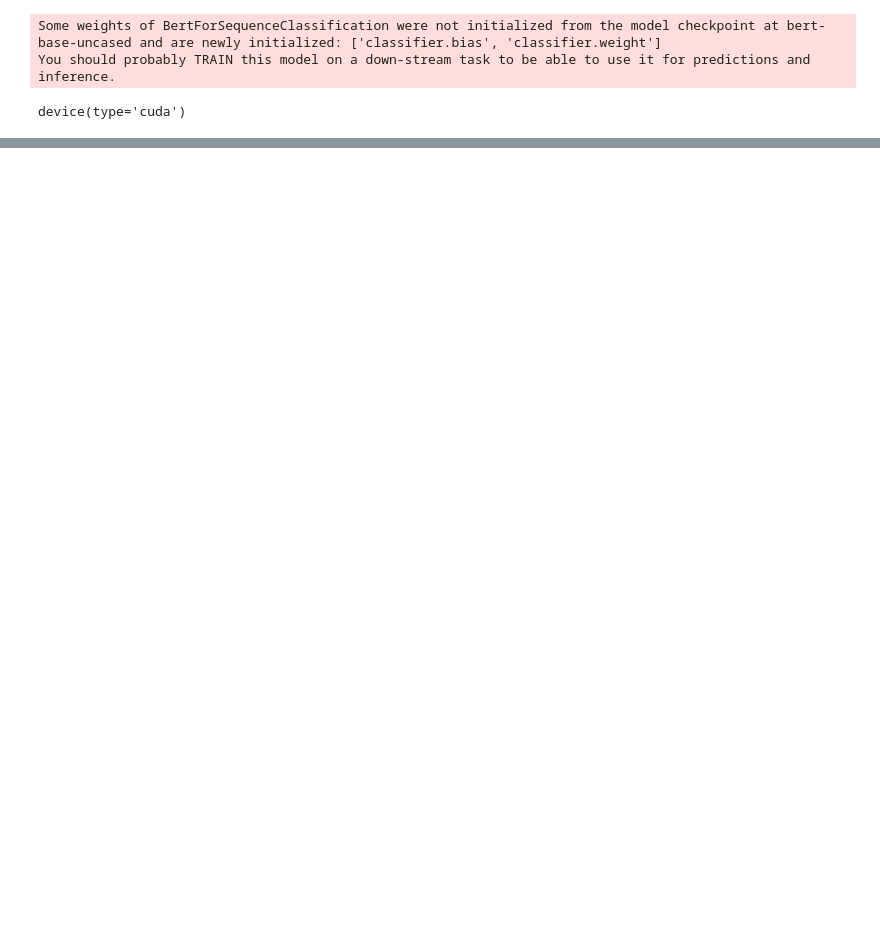
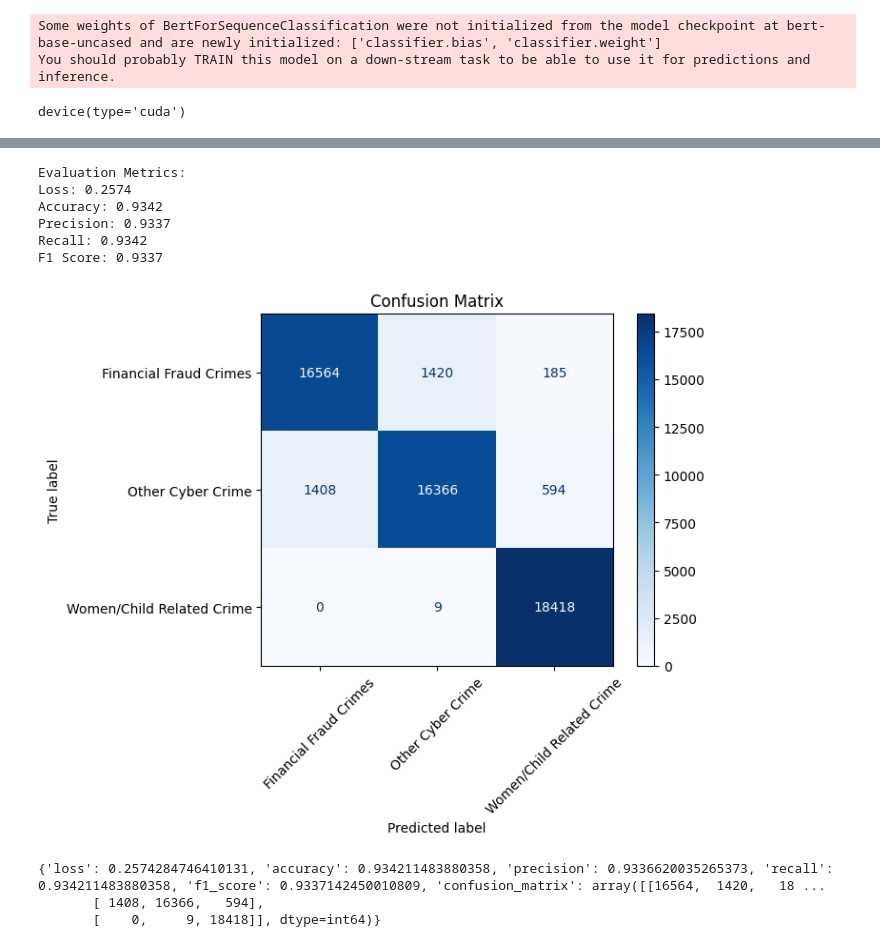
Before and after one commit to shashbha14/X, a Jupyter notebook: Category.ipynb, the cells around one changed output, grey strips where cells are left out. Cells and saved outputs as stored; diff of their text form; code cells hidden in the pictures; blank space fills up the shorter version.

```diff
--- a/Category.ipynb
+++ b/Category.ipynb
@@ -92,7 +67,7 @@ BATCH_SIZE = 16
 LEARNING_RATE = 2e-5
 EPOCHS = 3
 # %%
-texts = df['cleaned_text'].tolist()
+texts = df['crimeaditionalinfo'].tolist()
 labels = df['label'].tolist()
 # %%
 from classes import TextDataset
@@ -188,0 +166,2 @@ CommitInfo(commit_url='https://huggingface.co/Darshankochar022/cyberguard_BERT_C
+# %%
+model = BertForSequenceClassification.from_pretrained("Darshankochar022/Category_Classifier")
@@ -188,0 +188,2 @@ CommitInfo(commit_url='https://huggingface.co/Darshankochar022/cyberguard_BERT_C
+# %%
+class_name = ["Financial Fraud Crimes","Other Cyber Crime","Women/Child Related Crime"]
@@ -188,0 +250,14 @@ CommitInfo(commit_url='https://huggingface.co/Darshankochar022/cyberguard_BERT_C
+# %%
+results = evaluate_model_with_confusion_matrix(model, val_loader, device,class_name)
+print(results)
+# %% [output]
+Evaluation Metrics:
+Loss: 0.2574
+Accuracy: 0.9342
+Precision: 0.9337
+Recall: 0.9342
+F1 Score: 0.9337
+[figure, added]
+{'loss': 0.2574284746410131, 'accuracy': 0.934211483880358, 'precision': 0.9336620035265373, 'recall': 0.934211483880358, 'f1_score': 0.9337142450010809, 'confusion_matrix': array([[16564,  1420,   18 ...
+       [ 1408, 16366,   594],
+       [    0,     9, 18418]], dtype=int64)}
```
Also changed, not shown: parts of 15 cells of this notebook.
